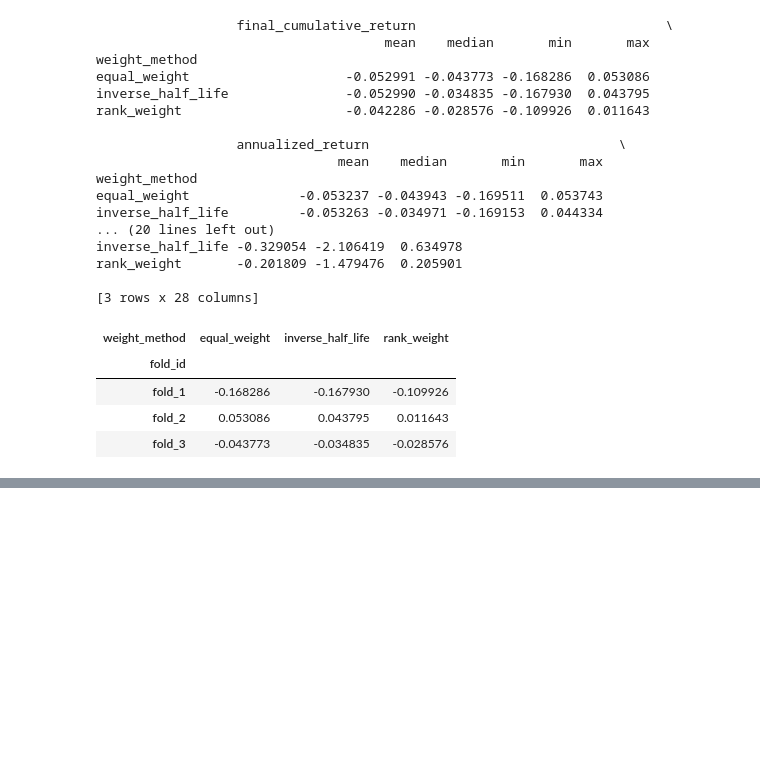
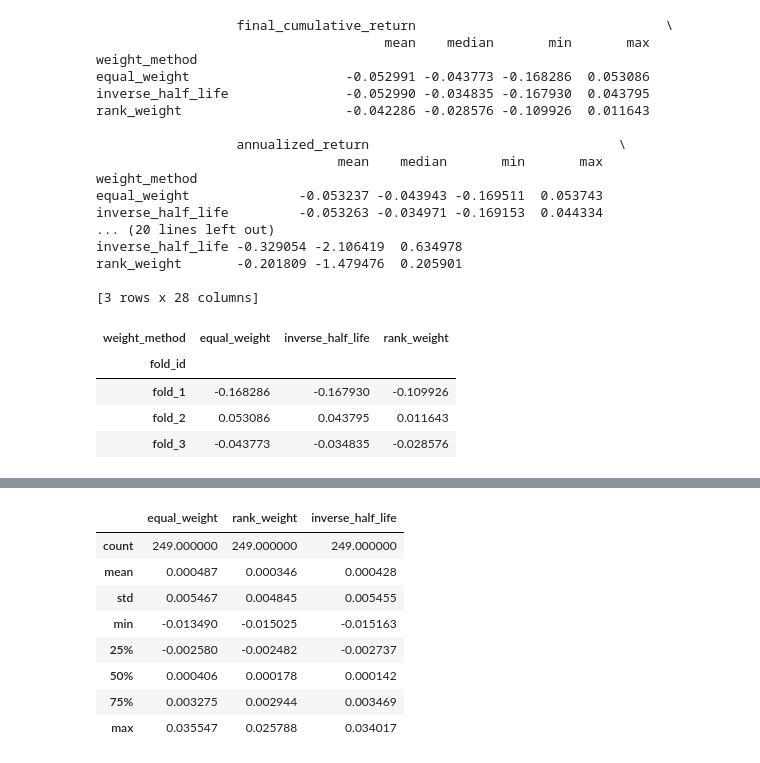
Before and after one commit to aditiseshadricodes/QuantProjects, a Jupyter notebook: pairs-trading-ai-tech/notebooks/03_portfolio_backtest_v2.ipynb, the cells around one changed output, grey strips where cells are left out. Cells and saved outputs as stored; diff of their text form; code cells hidden in the pictures; blank space fills up the shorter version.

```diff
--- a/pairs-trading-ai-tech/notebooks/03_portfolio_backtest_v2.ipynb
+++ b/pairs-trading-ai-tech/notebooks/03_portfolio_backtest_v2.ipynb
@@ -1093,0 +1353,15 @@ rank_weight       -0.201809 -1.479476  0.205901
+# %%
+sample_fold = fold_ids[0]
+
+oos_portfolio_returns_by_fold[sample_fold].head()
+oos_portfolio_returns_by_fold[sample_fold].describe()
+# %% [output]
+|  | equal_weight | rank_weight | inverse_half_life |
+| count | 249.000000 | 249.000000 | 249.000000 |
+| mean | 0.000487 | 0.000346 | 0.000428 |
+| std | 0.005467 | 0.004845 | 0.005455 |
+| min | -0.013490 | -0.015025 | -0.015163 |
+| 25% | -0.002580 | -0.002482 | -0.002737 |
+| 50% | 0.000406 | 0.000178 | 0.000142 |
+| 75% | 0.003275 | 0.002944 | 0.003469 |
+| max | 0.035547 | 0.025788 | 0.034017 |
```
Also changed, not shown: parts of 20 cells of this notebook, 15 other files.
